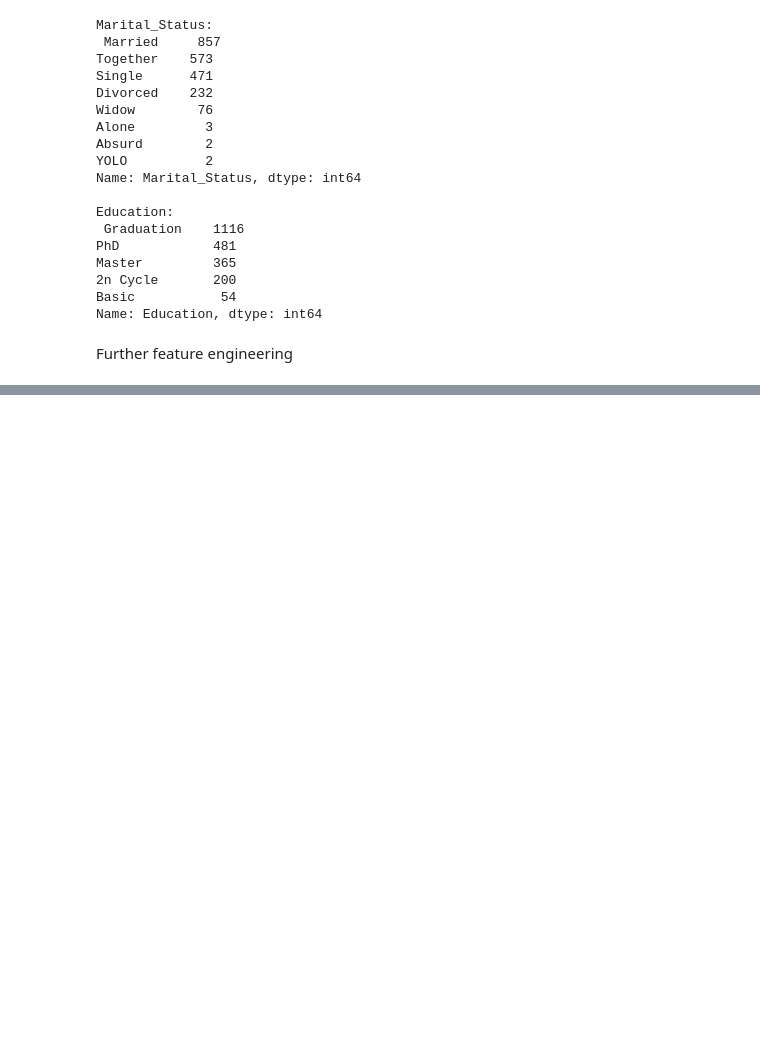
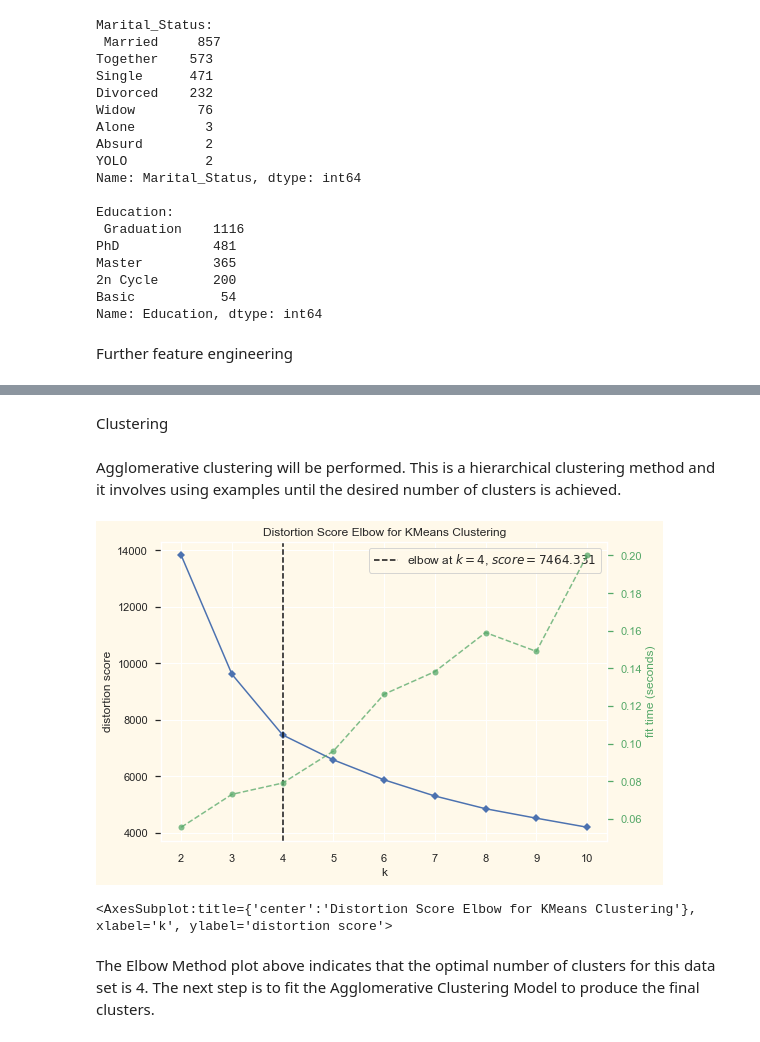
Before and after one commit to juliangherghel/py-customer-personality-analysis, a Jupyter notebook: clustering.ipynb, the cells around one changed output, grey strips where cells are left out. Drawn from its saved outputs; the diff is of its cells as text; code cells hidden in the pictures; blank space fills up the shorter version.

```diff
--- a/clustering.ipynb
+++ b/clustering.ipynb
@@ -53,0 +244,15 @@ Further feature engineering
+# %% [markdown]
+<subtitle>Clustering</subtitle>
+# %% [markdown]
+Agglomerative clustering will be performed. This is a hierarchical clustering method and it involves using examples until the desired number of clusters is achieved.
+# %%
+# Elbow method to find number of clusters to generate
+elbow = KElbowVisualizer(KMeans(), k=10)
+elbow.fit(PCA_df)
+elbow.show()
+# %% [output]
+[figure, added]
+<AxesSubplot:title={'center':'Distortion Score Elbow for KMeans Clustering'}, xlabel='k', ylabel='distortion score'>
+# %% [markdown]
+The Elbow Method plot above indicates that the optimal number of clusters for this data set is 4.
+The next step is to fit the Agglomerative Clustering Model to produce the final clusters.
```
Also changed, not shown: parts of 34 cells of this notebook.
